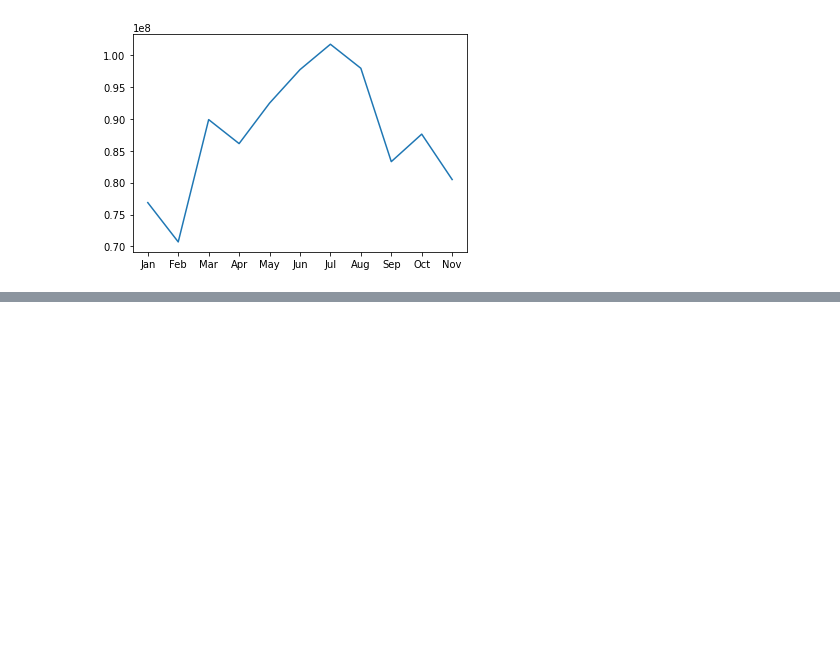
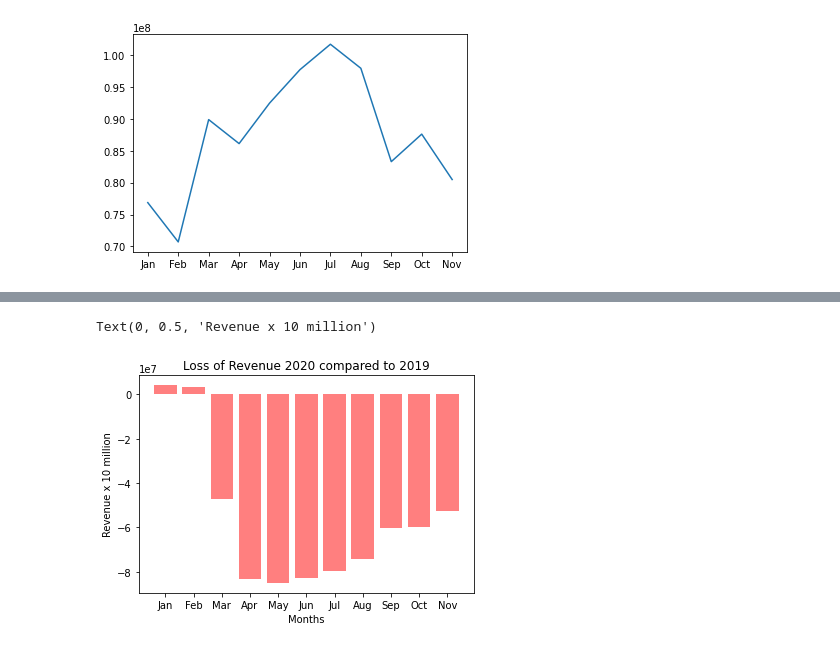
Before and after one commit to paulpreetam/Project1, a Jupyter notebook: Question 3-Revenue Passenger Miles.ipynb, the cells around one changed output, grey strips where cells are left out. Saved outputs shown, nothing was run; the diff lists cells and outputs as text; code cells hidden in the pictures; blank space fills up the shorter version.

```diff
--- a/Question 3-Revenue Passenger Miles.ipynb
+++ b/Question 3-Revenue Passenger Miles.ipynb
@@ -103,0 +141,11 @@ plt.plot (x_axis_2020, y_axis_2020)
+# %%
+users = revenue_totals["Difference"]
+x_axis = x_axis_2020
+plt.bar(x_axis, users, color='r', alpha=0.5, align="center")
+
+plt.title("Loss of Revenue 2020 compared to 2019")
+plt.xlabel("Months")
+plt.ylabel("Revenue x 10 million")
+# %% [output]
+Text(0, 0.5, 'Revenue x 10 million')
+[figure, added]
```
Also changed, not shown: parts of 4 cells of this notebook, 3 other files.
